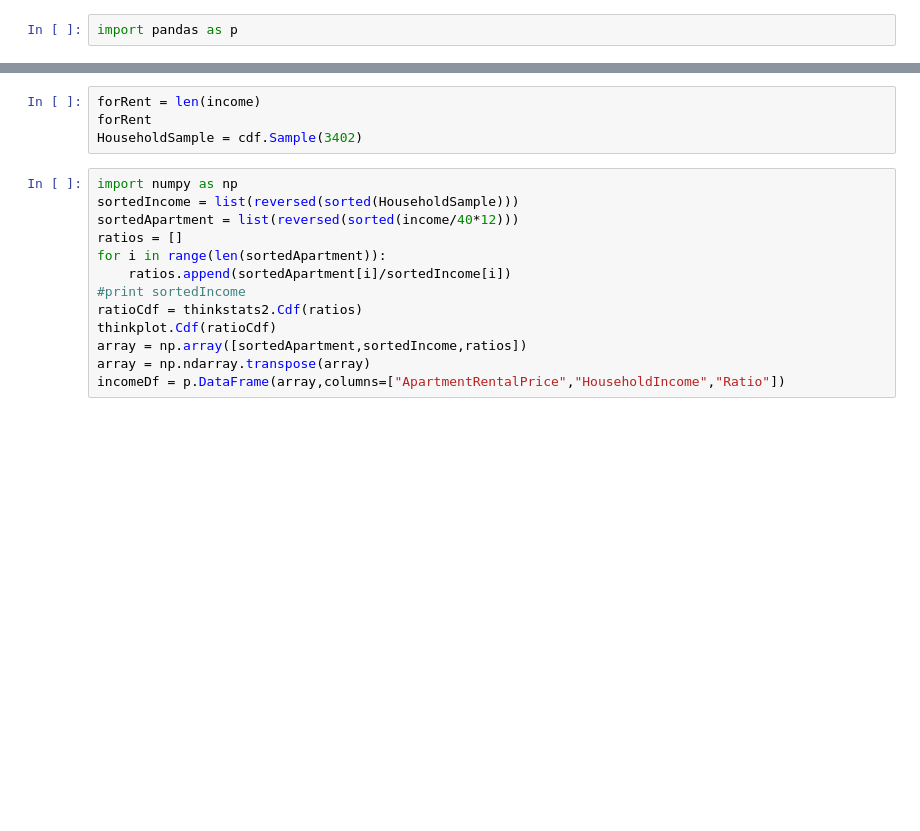
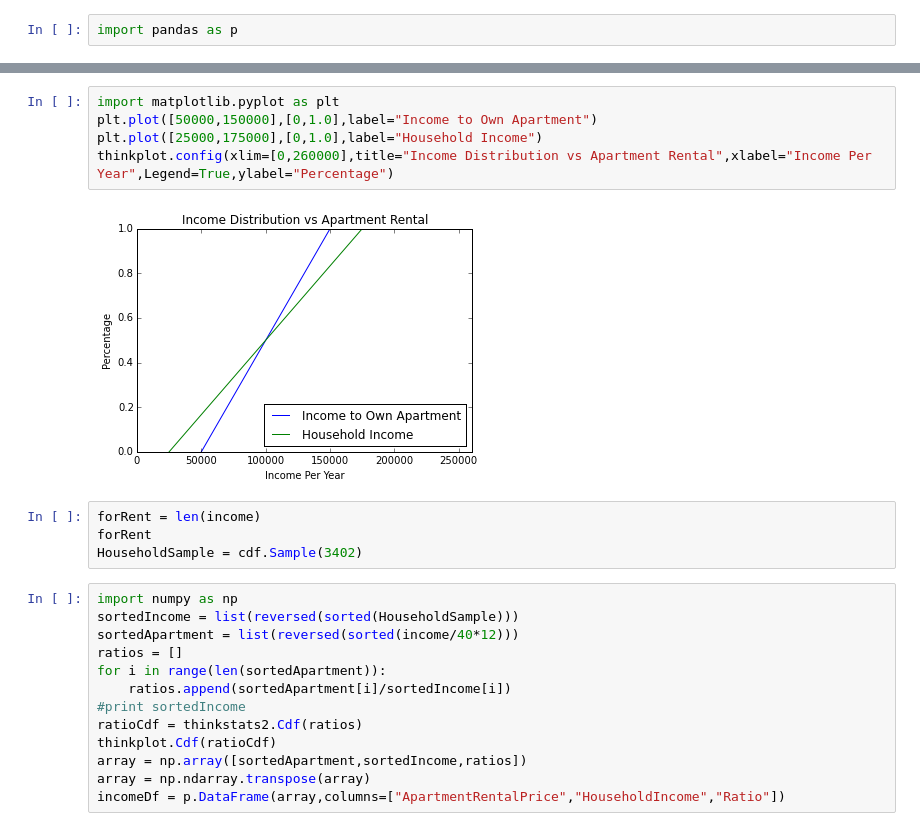
Before and after one commit to cwallac/DataScience, a Jupyter notebook: ApartmentRentalPrice.ipynb, the cells around one changed output, grey strips where cells are left out. Saved outputs shown, nothing was run; the diff lists cells and outputs as text; blank space fills up the shorter version.

```diff
--- a/ApartmentRentalPrice.ipynb
+++ b/ApartmentRentalPrice.ipynb
@@ -26,4 +26,11 @@ thinkplot.show()
 <matplotlib.figure.Figure at 0x...>
+# %%
+import matplotlib.pyplot as plt
+plt.plot([50000,150000],[0,1.0],label="Income to Own Apartment")
+plt.plot([25000,175000],[0,1.0],label="Household Income")
+thinkplot.config(xlim=[0,260000],title="Income Distribution vs Apartment Rental",xlabel="Income Per Year",Legend=True,ylabel="Percentage")
+# %% [output]
+[figure, added]
 # %%
 forRent = len(income)
 forRent
```
Also changed, not shown: parts of 14 cells of this notebook, 1 other file.
